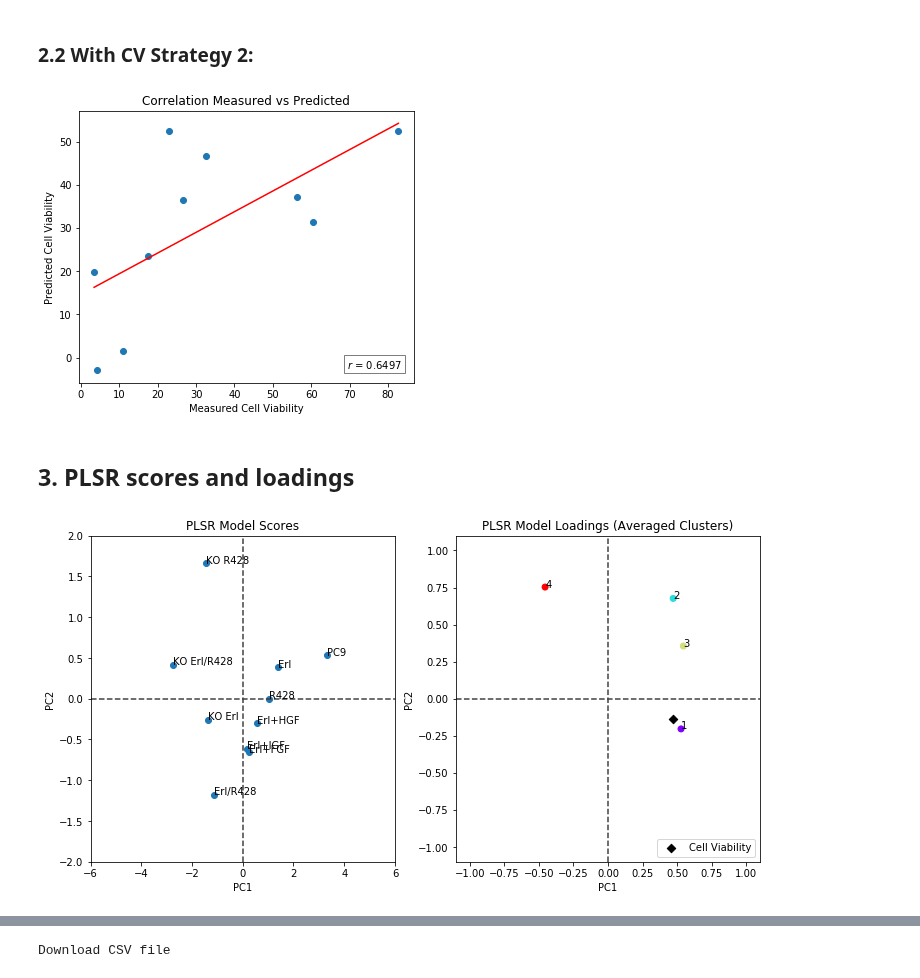
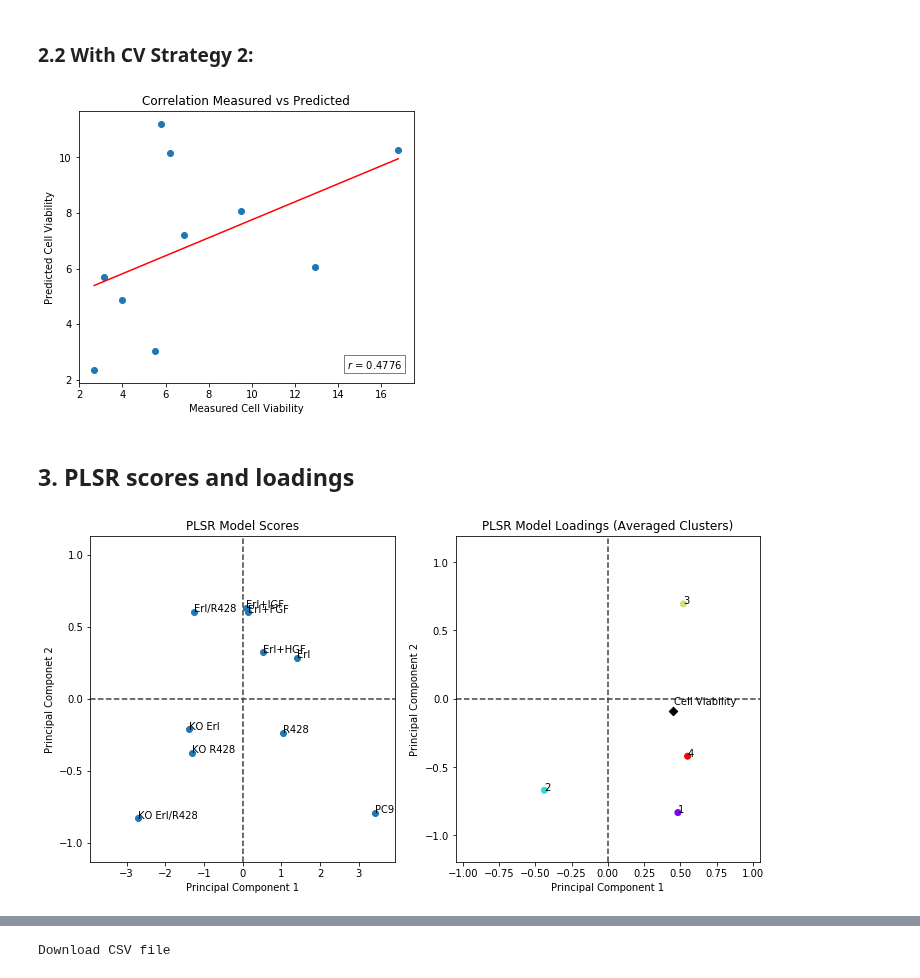
Before and after one commit to meyer-lab/DDMC, a Jupyter notebook: Figure2_kmeansPLSR.ipynb, the cells around one changed output, grey strips where cells are left out. Cells and saved outputs as stored; diff of their text form; code cells hidden in the pictures.

Commit message:
update poster figures.

```diff
--- a/Figure2_kmeansPLSR.ipynb
+++ b/Figure2_kmeansPLSR.ipynb
@@ -66,3 +54,14 @@ Y_cv = Y_cv[Y_cv["Elapsed"] == 87].iloc[0, 1:11]
+# %%
+Y_cv1 = pd.read_csv('./msresist/data/Phenotypic_data/CV_raw3.csv').iloc[:30, :11]
+Y_cv2 = pd.read_csv('./msresist/data/Phenotypic_data/CV_raw4.csv').iloc[:29, :11]
+
+for ii in range(1, Y_cv2.columns.size):
+    Y_cv1.iloc[:, ii] /= Y_cv1.iloc[0, ii]
+    Y_cv2.iloc[:, ii] /= Y_cv2.iloc[0, ii]
+
+Y_cv = MergeDfbyMean(pd.concat([Y_cv1, Y_cv2], axis=0), Y_cv1.columns, "Elapsed")
+Y_cv = Y_cv.reset_index()[Y_cv1.columns]
+Y_cv = Y_cv[Y_cv["Elapsed"] == 72].iloc[0, 1:]
 # %% [markdown]
 ## 1. Cross-validation
 # %%
@@ -130,43 +129,43 @@ PC1_yload, PC2_yload = kmeans_plsr.named_steps.plsr.y_loadings_[:, 0], kmeans_pl
 fig, ax = plt.subplots(1,1,figsize=(6,5))
 plotMeasuredVsPredicted(ax, kmeans_plsr, data, Y_cv)
 # %% [output]
-[figure, old version]
+[figure, new version]
 # %% [markdown]
 ## 3. PLSR scores and loadings
 # %%
 fig, axs = plt.subplots(1, 2,figsize=(12,6))
 
 colors_ = cm.rainbow(np.linspace(0, 1, ncl))
 
 
 axs[0].scatter(PC1_scores,PC2_scores)
 for j, txt in enumerate(treatments):
     axs[0].annotate(txt, (PC1_scores[j], PC2_scores[j]))
 axs[0].set_title('PLSR Model Scores')
-axs[0].set_xlabel('PC1')
-axs[0].set_ylabel('PC2')
+axs[0].set_xlabel('Principal Component 1')
+axs[0].set_ylabel('Principal Componet 2')
 axs[0].axhline(y=0, color='0.25', linestyle='--')
 axs[0].axvline(x=0, color='0.25', linestyle='--')
-axs[0].set_xlim([-6, 6])
-axs[0].set_ylim([-2, 2])
+axs[0].set_xlim([(-1*max(PC1_scores))-0.5, max(PC1_scores)+0.5])
+axs[0].set_ylim([(-1*max(PC2_scores))-0.5, max(PC2_scores)+0.5])
 
 numbered=[]
 list(map(lambda v: numbered.append(str(v+1)), range(ncl)))
 
 for i, txt in enumerate(numbered):
     axs[1].annotate(txt, (PC1_xload[i], PC2_xload[i]))
+axs[1].annotate("Cell Viability", (PC1_yload+0.01, PC2_yload+0.05))
 axs[1].scatter(PC1_xload, PC2_xload, c=np.arange(ncl), cmap=colors.ListedColormap(colors_))
 axs[1].scatter(PC1_yload, PC2_yload, color='#000000', marker='D', label='Cell Viability')
-axs[1].legend(loc=4)
 axs[1].set_title('PLSR Model Loadings (Averaged Clusters)')
-axs[1].set_xlabel('PC1')
-axs[1].set_ylabel('PC2')
+axs[1].set_xlabel('Principal Component 1')
+axs[1].set_ylabel('Principal Component 2')
 axs[1].axhline(y=0, color='0.25', linestyle='--')
 axs[1].axvline(x=0, color='0.25', linestyle='--')
-axs[1].set_xlim([-1.1, 1.1])
-axs[1].set_ylim([-1.1, 1.1]);
+axs[1].set_xlim([(-1*max(PC1_xload))-0.5, max(PC1_xload)+0.5])
+axs[1].set_ylim([(-1*max(PC2_xload))-0.5, max(PC2_xload)+0.5]);
 # %% [output]
-[figure, old version]
+[figure, new version]
 # %%
 clustermembers = kmeans_plsr.named_steps.kmeans.clustermembers(ABC_mc.T)
 clustermembers
```
Also changed, not shown: parts of 11 cells of this notebook, 6 other files.
